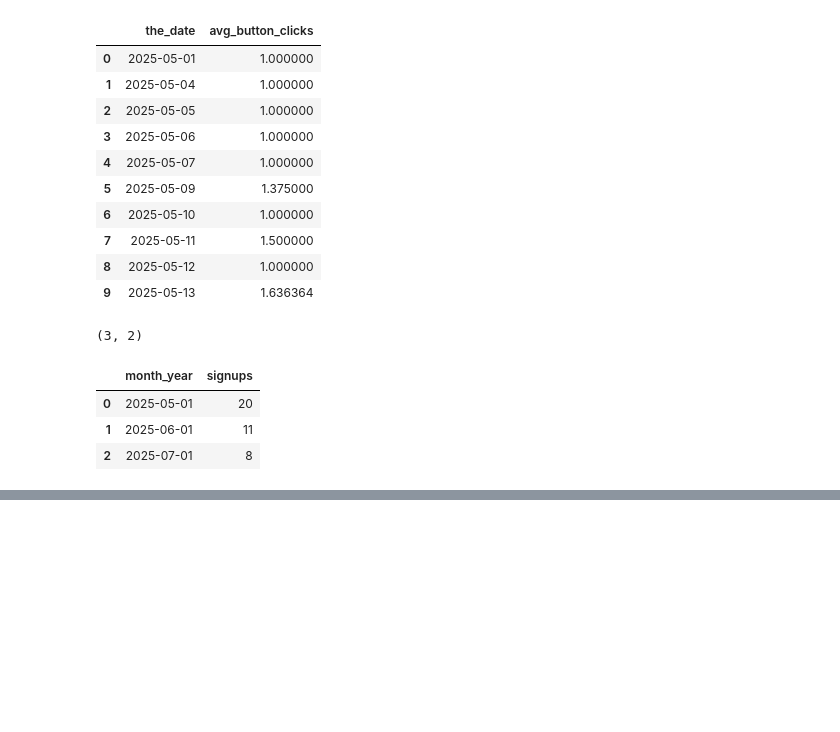
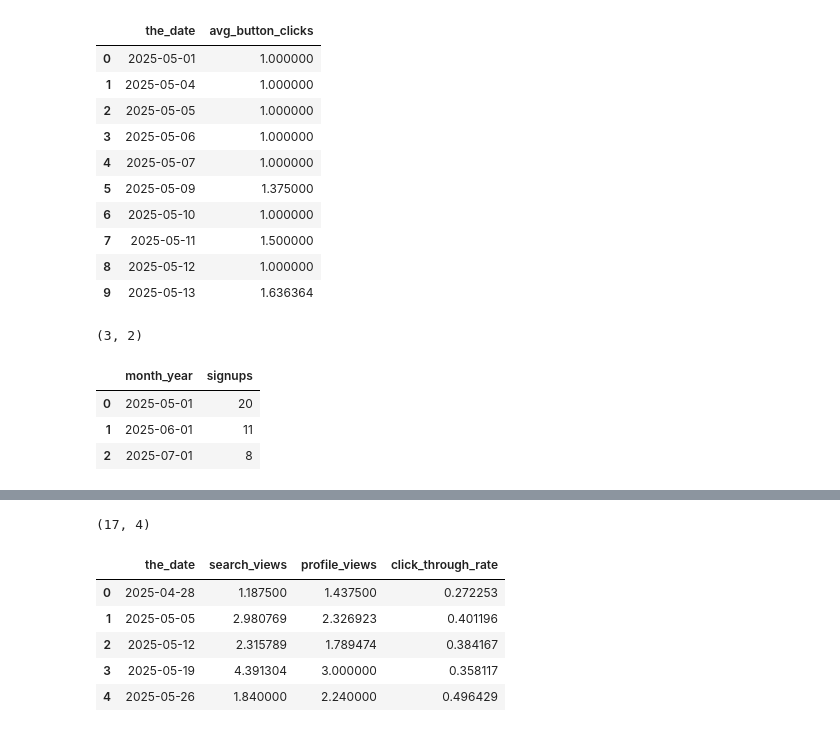
Before and after one commit to erstorts/co-catholic-business-directory-data, a Jupyter notebook: notebooks/queries.ipynb, the cells around one changed output, grey strips where cells are left out. Cells and saved outputs as stored; diff of their text form; code cells hidden in the pictures; blank space fills up the shorter version.

```diff
--- a/notebooks/queries.ipynb
+++ b/notebooks/queries.ipynb
@@ -372,0 +430,47 @@ signups.head(10)
+# %%
+query = """
+WITH page_sequence AS (
+    SELECT
+        DATE_TRUNC('week', DATE(originalTimestamp)) as the_week,
+        COALESCE(userId, anonymousId) as user_id,
+        name as current_page,
+        LEAD(name) OVER (
+            PARTITION BY COALESCE(userId, anonymousId)
+            ORDER BY originalTimestamp
+        ) as next_page,
+        originalTimestamp
+    FROM df
+    WHERE event_type = 'page'
+    AND name IN ('search', 'business_profile')
+),
+user_weekly_views AS (
+    SELECT
+        the_week,
+        user_id,
+        COUNT(CASE WHEN current_page = 'search' THEN 1 END) as user_search_views,
+        COUNT(CASE WHEN current_page = 'business_profile' THEN 1 END) as user_profile_views,
+        COUNT(CASE WHEN current_page = 'search' AND next_page = 'business_profile' THEN 1 END)::FLOAT /
+            NULLIF(COUNT(CASE WHEN current_page = 'search' THEN 1 END), 0) as user_ctr
+    FROM page_sequence
+    GROUP BY the_week, user_id
+)
+SELECT
+    the_week as the_date,
+    AVG(user_search_views) as search_views,
+    AVG(user_profile_views) as profile_views,
+    AVG(user_ctr) as click_through_rate
+FROM user_weekly_views
+GROUP BY the_week
+ORDER BY the_week
+"""
+ctr = duckdb.sql(query).df()
+print(ctr.shape)
+ctr.head()
+# %% [output]
+(17, 4)
+|  | the_date | search_views | profile_views | click_through_rate |
+| 0 | 2025-04-28 | 1.187500 | 1.437500 | 0.272253 |
+| 1 | 2025-05-05 | 2.980769 | 2.326923 | 0.401196 |
+| 2 | 2025-05-12 | 2.315789 | 1.789474 | 0.384167 |
+| 3 | 2025-05-19 | 4.391304 | 3.000000 | 0.358117 |
+| 4 | 2025-05-26 | 1.840000 | 2.240000 | 0.496429 |
```
Also changed, not shown: parts of 4 cells of this notebook, 3 other files.
